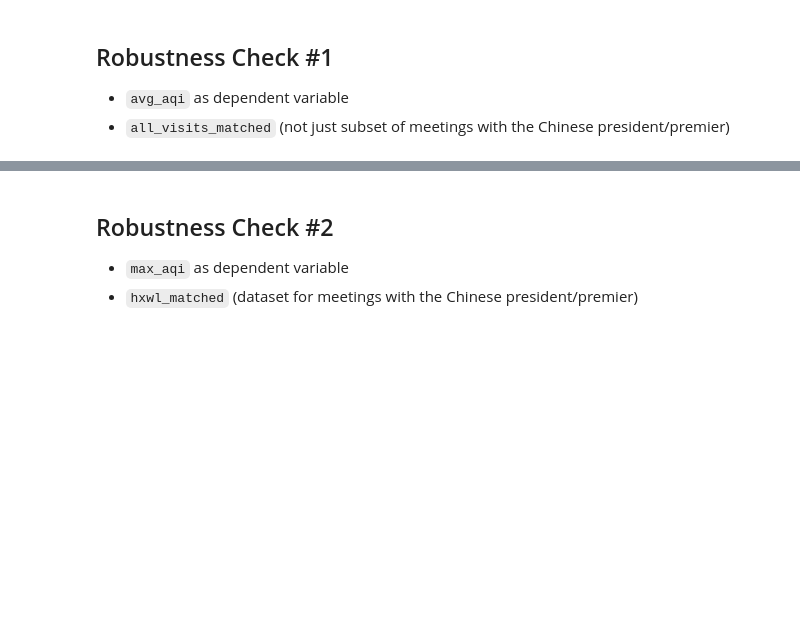
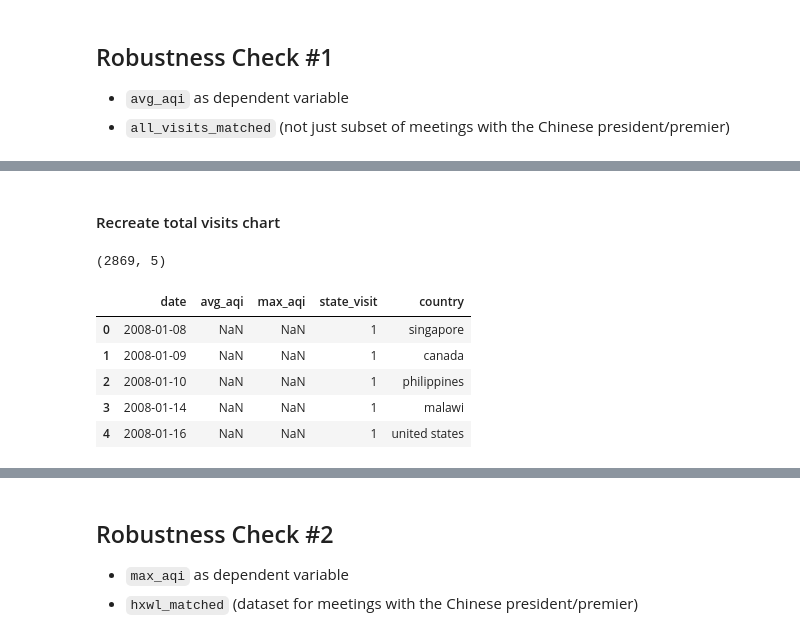
Before and after one commit to yontartu/wuran, a Jupyter notebook: beijing_aqi_analysis.ipynb, the cells around one changed output, grey strips where cells are left out. Drawn from its saved outputs; the diff is of its cells as text; code cells hidden in the pictures; blank space fills up the shorter version.

```diff
--- a/beijing_aqi_analysis.ipynb
+++ b/beijing_aqi_analysis.ipynb
@@ -2374,3 +2295,33 @@ for country in top_21_countries:
+# %%
+top_21_estimates = pd.DataFrame()
+for country in top_21_countries:
+    if country == 'united states':
+        country_col = 'usa_visit'
+        top_21_estimates = add_estimates_to_top21(country_col, country, top_21_estimates)
+
+    elif country == 'republic of korea':
+        country_col = 'rok_visit'
+        top_21_estimates = add_estimates_to_top21(country_col, country, top_21_estimates)
+
+    elif country == 'united kingdom':
+        country_col = 'uk_visit'
+        top_21_estimates = add_estimates_to_top21(country_col, country, top_21_estimates)
+
+    elif country == "democratic people's republic of korea":
+        country_col = 'dprk_visit'
+        top_21_estimates = add_estimates_to_top21(country_col, country, top_21_estimates)
+
+    elif country == 'south africa':
+        country_col = 'safrica_visit'
+        top_21_estimates = add_estimates_to_top21(country_col, country, top_21_estimates)
+
+    elif country == 'state':
+        country_col = country + '_visit'
+        top_21_estimates = add_estimates_to_top21(country_col, 'all countries', top_21_estimates)
+
+    else:
+        country_col = country + '_visit'
+        top_21_estimates = add_estimates_to_top21(country_col, country, top_21_estimates)
 # %%
 top_21_estimates = top_21_estimates.sort_values(by=['point_estimate'], ascending=False)
 top_21_estimates['xerr_lower'] = top_21_estimates['point_estimate'] - top_21_estimates['conf_int_min']
@@ -2617,0 +2683,23 @@ def run_regressions_for_country(country_name, filenumber):
+# %% [markdown]
+#### Recreate total visits chart
+# %%
+combined_cos = pd.DataFrame()
+for i in range(1,18):
+    col_name = 'country_' + str(i)
+    a = psw_allvisits[['date','avg_aqi','max_aqi','state_visit',col_name]]
+    a = a[a[col_name].isnull()==False]
+    a = a.rename(columns={col_name:'country'})
+    combined_cos = pd.concat([combined_cos,a])
+combined_cos = combined_cos.reset_index(drop=True)
+combined_cos.shape
+# %% [output]
+(2869, 5)
+# %%
+combined_cos.head()
+# %% [output]
+|  | date | avg_aqi | max_aqi | state_visit | country |
+| 0 | 2008-01-08 | NaN | NaN | 1 | singapore |
+| 1 | 2008-01-09 | NaN | NaN | 1 | canada |
+| 2 | 2008-01-10 | NaN | NaN | 1 | philippines |
+| 3 | 2008-01-14 | NaN | NaN | 1 | malawi |
+| 4 | 2008-01-16 | NaN | NaN | 1 | united states |
```
Also changed, not shown: parts of 61 cells of this notebook, 26 other files.
